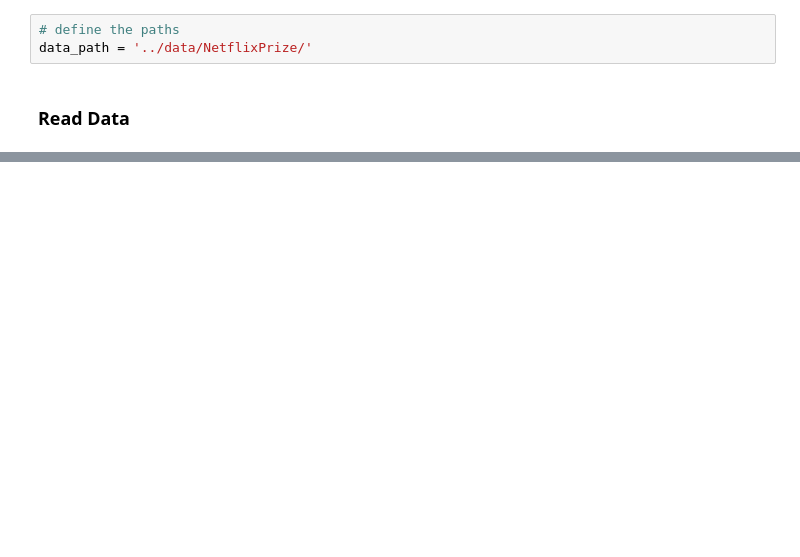
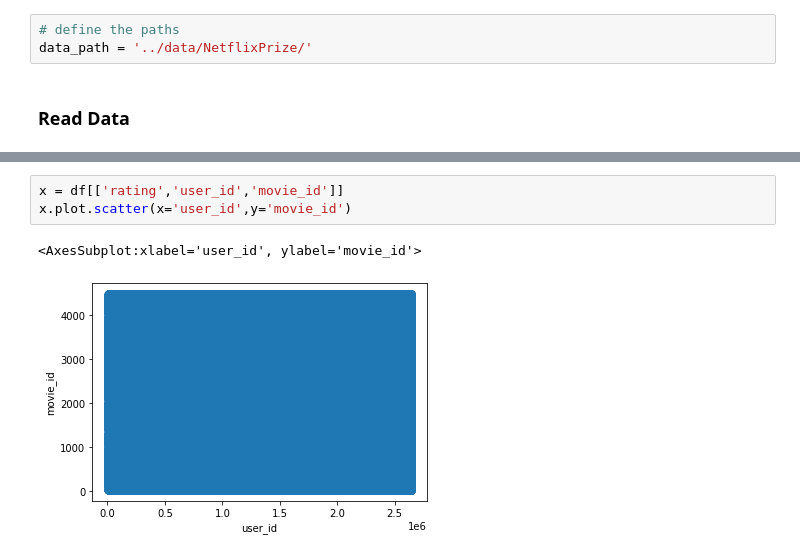
Before and after one commit to LamHo220/movie-recommender, a Jupyter notebook: DataExploration/NetflixPrize.ipynb, the cells around one changed output, grey strips where cells are left out. Saved outputs shown, nothing was run; the diff lists cells and outputs as text; blank space fills up the shorter version.

```diff
--- a/DataExploration/NetflixPrize.ipynb
+++ b/DataExploration/NetflixPrize.ipynb
@@ -195,0 +268,6 @@ Name: rating, dtype: float64
+# %%
+x = df[['rating','user_id','movie_id']]
+x.plot.scatter(x='user_id',y='movie_id')
+# %% [output]
+<AxesSubplot:xlabel='user_id', ylabel='movie_id'>
+[figure, added]
```
Also changed, not shown: parts of 49 cells of this notebook.
